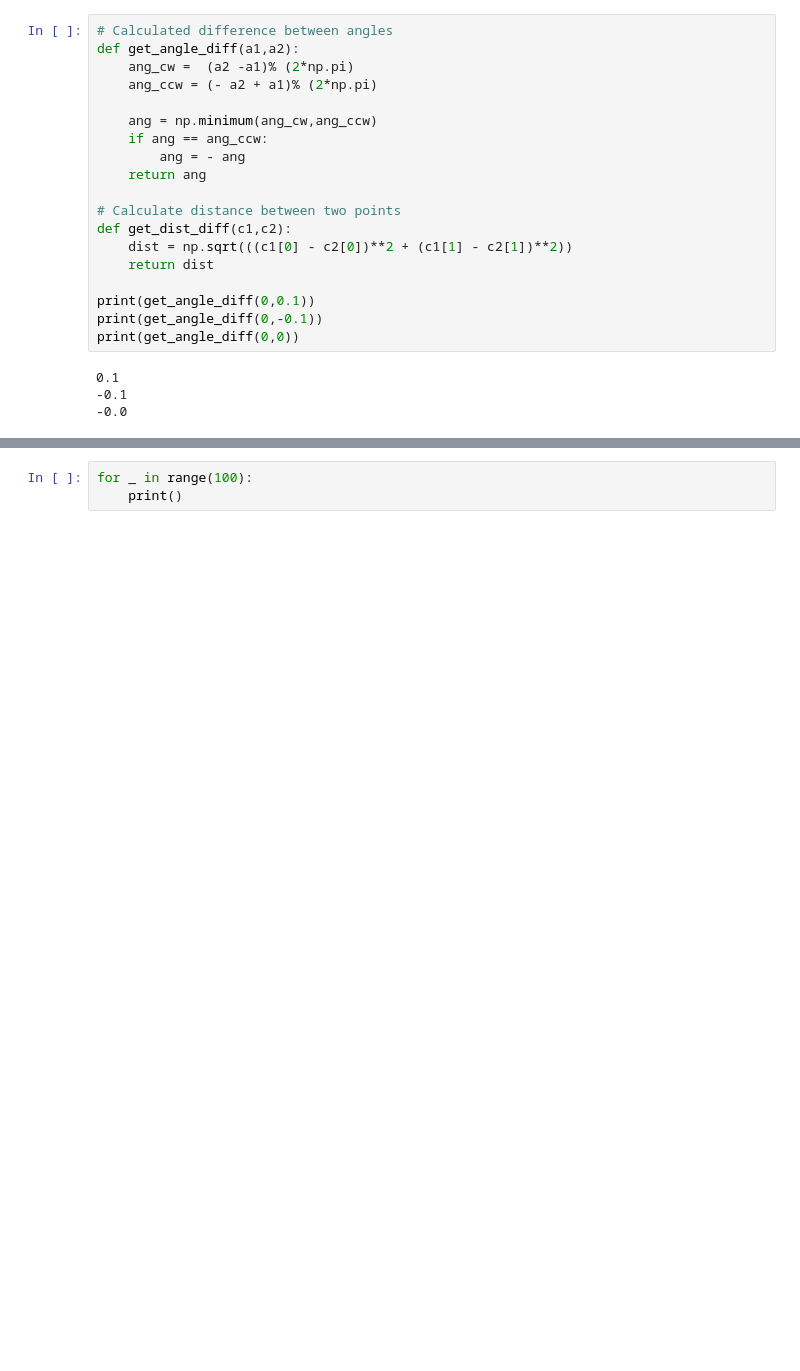
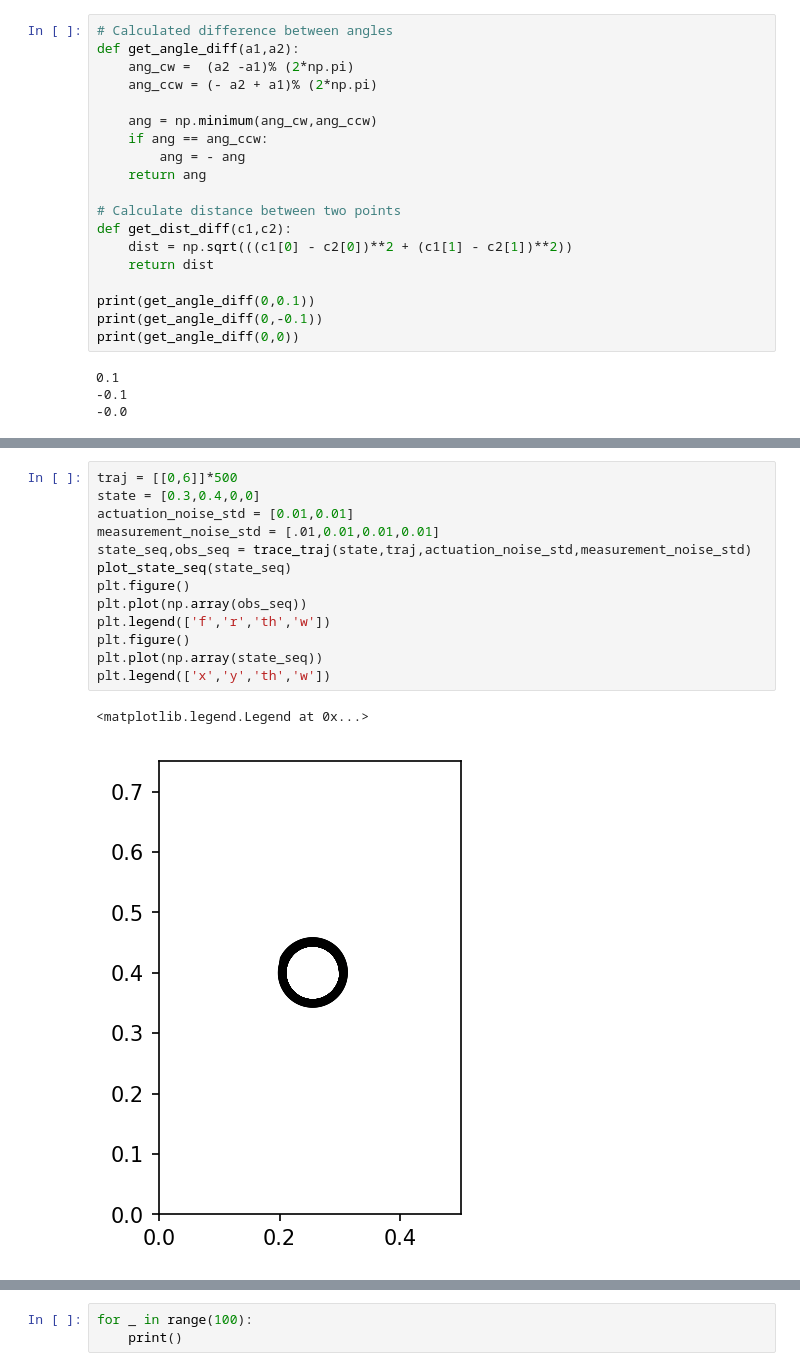
Before and after one commit to samer1248/ECE209AS-Lab3, a Jupyter notebook: project3.ipynb, the cells around one changed output, grey strips where cells are left out. Saved outputs shown, nothing was run; the diff lists cells and outputs as text; blank space fills up the shorter version.

```diff
--- a/project3.ipynb
+++ b/project3.ipynb
@@ -178,0 +205,16 @@ plt.legend(['x','y','th','w'])
+# %%
+traj = [[0,6]]*500
+state = [0.3,0.4,0,0]
+actuation_noise_std = [0.01,0.01]
+measurement_noise_std = [.01,0.01,0.01,0.01]
+state_seq,obs_seq = trace_traj(state,traj,actuation_noise_std,measurement_noise_std)
+plot_state_seq(state_seq)
+plt.figure()
+plt.plot(np.array(obs_seq))
+plt.legend(['f','r','th','w'])
+plt.figure()
+plt.plot(np.array(state_seq))
+plt.legend(['x','y','th','w'])
+# %% [output]
+<matplotlib.legend.Legend at 0x...>
+[figure, added]
```
Also changed, not shown: parts of 18 cells of this notebook, 2 other files.
